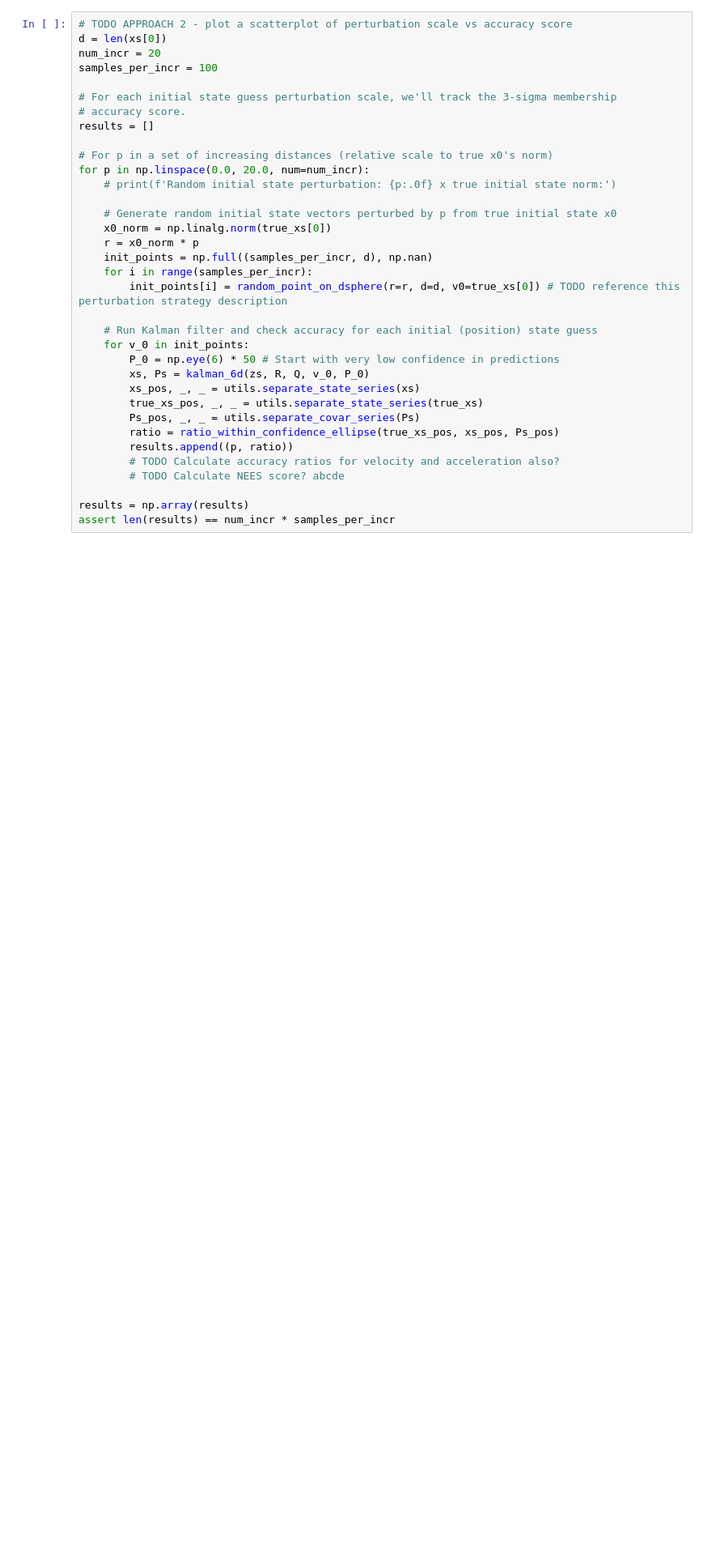
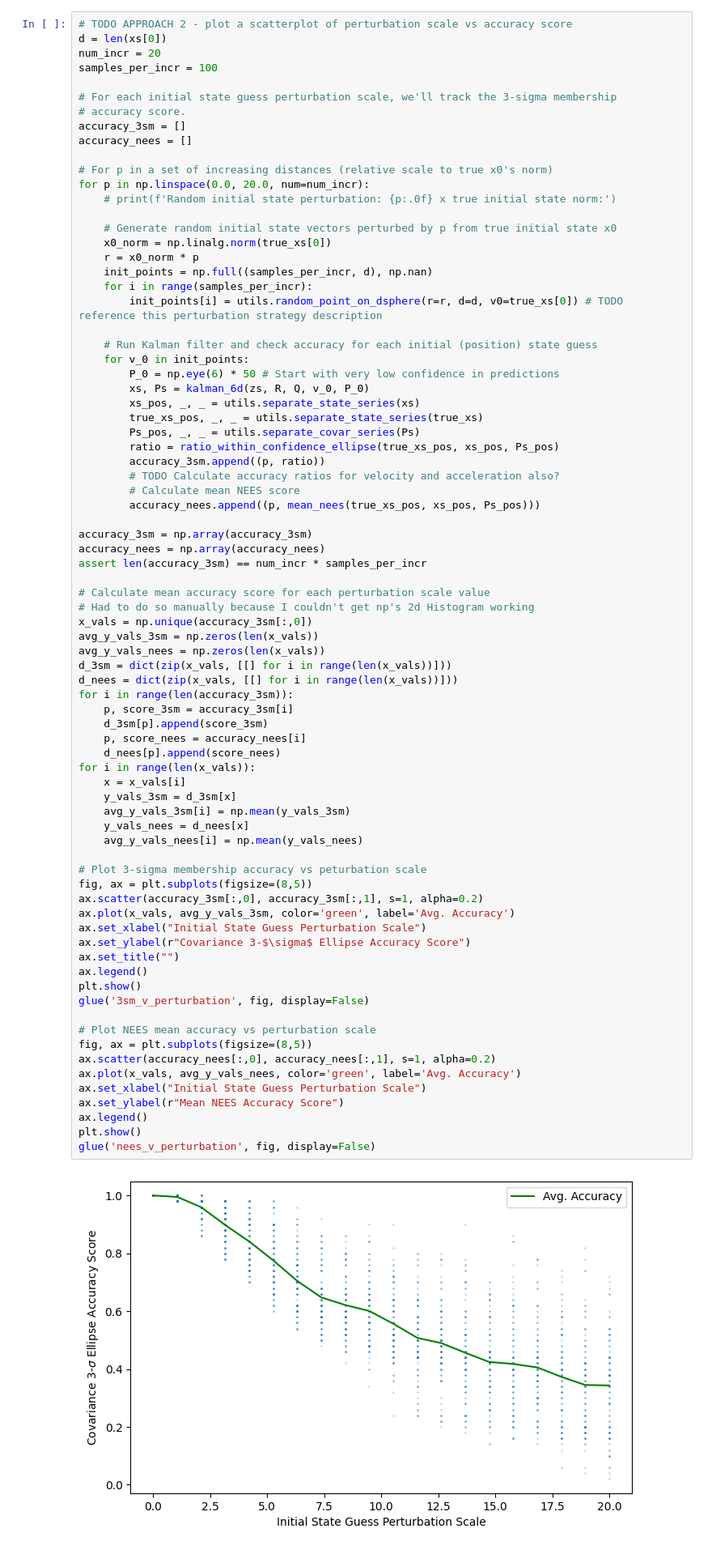
Before and after one commit to domoench/kalman, a Jupyter notebook: kalman/writeup.ipynb, the cells around one changed output. Shown at 81% size. Cells and saved outputs as stored; diff of their text form; blank space fills up the shorter version.

```diff
--- a/kalman/writeup.ipynb
+++ b/kalman/writeup.ipynb
@@ -1031,35 +991,80 @@ plt.show()
 # %%
 # TODO APPROACH 2 - plot a scatterplot of perturbation scale vs accuracy score
 d = len(xs[0])
 num_incr = 20
 samples_per_incr = 100
 
 # For each initial state guess perturbation scale, we'll track the 3-sigma membership
 # accuracy score.
-results = []
+accuracy_3sm = []
+accuracy_nees = []
 
 # For p in a set of increasing distances (relative scale to true x0's norm)
 for p in np.linspace(0.0, 20.0, num=num_incr):
     # print(f'Random initial state perturbation: {p:.0f} x true initial state norm:')
 
     # Generate random initial state vectors perturbed by p from true initial state x0
     x0_norm = np.linalg.norm(true_xs[0])
     r = x0_norm * p
     init_points = np.full((samples_per_incr, d), np.nan)
     for i in range(samples_per_incr):
-        init_points[i] = random_point_on_dsphere(r=r, d=d, v0=true_xs[0]) # TODO reference this perturbation strategy description
+        init_points[i] = utils.random_point_on_dsphere(r=r, d=d, v0=true_xs[0]) # TODO reference this perturbation strategy description
 
     # Run Kalman filter and check accuracy for each initial (position) state guess
     for v_0 in init_points:
         P_0 = np.eye(6) * 50 # Start with very low confidence in predictions
         xs, Ps = kalman_6d(zs, R, Q, v_0, P_0)
         xs_pos, _, _ = utils.separate_state_series(xs)
         true_xs_pos, _, _ = utils.separate_state_series(true_xs)
         Ps_pos, _, _ = utils.separate_covar_series(Ps)
         ratio = ratio_within_confidence_ellipse(true_xs_pos, xs_pos, Ps_pos)
-        results.append((p, ratio))
+        accuracy_3sm.append((p, ratio))
         # TODO Calculate accuracy ratios for velocity and acceleration also?
-        # TODO Calculate NEES score? abcde
+        # Calculate mean NEES score
+        accuracy_nees.append((p, mean_nees(true_xs_pos, xs_pos, Ps_pos)))
 
-results = np.array(results)
-assert len(results) == num_incr * samples_per_incr
+accuracy_3sm = np.array(accuracy_3sm)
+accuracy_nees = np.array(accuracy_nees)
+assert len(accuracy_3sm) == num_incr * samples_per_incr
+
+# Calculate mean accuracy score for each perturbation scale value
+# Had to do so manually because I couldn't get np's 2d Histogram working
+x_vals = np.unique(accuracy_3sm[:,0])
+avg_y_vals_3sm = np.zeros(len(x_vals))
+avg_y_vals_nees = np.zeros(len(x_vals))
+d_3sm = dict(zip(x_vals, [[] for i in range(len(x_vals))]))
+d_nees = dict(zip(x_vals, [[] for i in range(len(x_vals))]))
+for i in range(len(accuracy_3sm)):
+    p, score_3sm = accuracy_3sm[i]
+    d_3sm[p].append(score_3sm)
+    p, score_nees = accuracy_nees[i]
+    d_nees[p].append(score_nees)
+for i in range(len(x_vals)):
+    x = x_vals[i]
+    y_vals_3sm = d_3sm[x]
+    avg_y_vals_3sm[i] = np.mean(y_vals_3sm)
+    y_vals_nees = d_nees[x]
+    avg_y_vals_nees[i] = np.mean(y_vals_nees)
+
+# Plot 3-sigma membership accuracy vs peturbation scale
+fig, ax = plt.subplots(figsize=(8,5))
+ax.scatter(accuracy_3sm[:,0], accuracy_3sm[:,1], s=1, alpha=0.2)
+ax.plot(x_vals, avg_y_vals_3sm, color='green', label='Avg. Accuracy')
+ax.set_xlabel("Initial State Guess Perturbation Scale")
+ax.set_ylabel(r"Covariance 3-$\sigma$ Ellipse Accuracy Score")
+ax.set_title("")
+ax.legend()
+plt.show()
+glue('3sm_v_perturbation', fig, display=False)
+
+# Plot NEES mean accuracy vs perturbation scale
+fig, ax = plt.subplots(figsize=(8,5))
+ax.scatter(accuracy_nees[:,0], accuracy_nees[:,1], s=1, alpha=0.2)
+ax.plot(x_vals, avg_y_vals_nees, color='green', label='Avg. Accuracy')
+ax.set_xlabel("Initial State Guess Perturbation Scale")
+ax.set_ylabel(r"Mean NEES Accuracy Score")
+ax.legend()
+plt.show()
+glue('nees_v_perturbation', fig, display=False)
+# %% [output]
+[figure, added]
```
Also changed, not shown: parts of 10 cells of this notebook, 3 other files.
